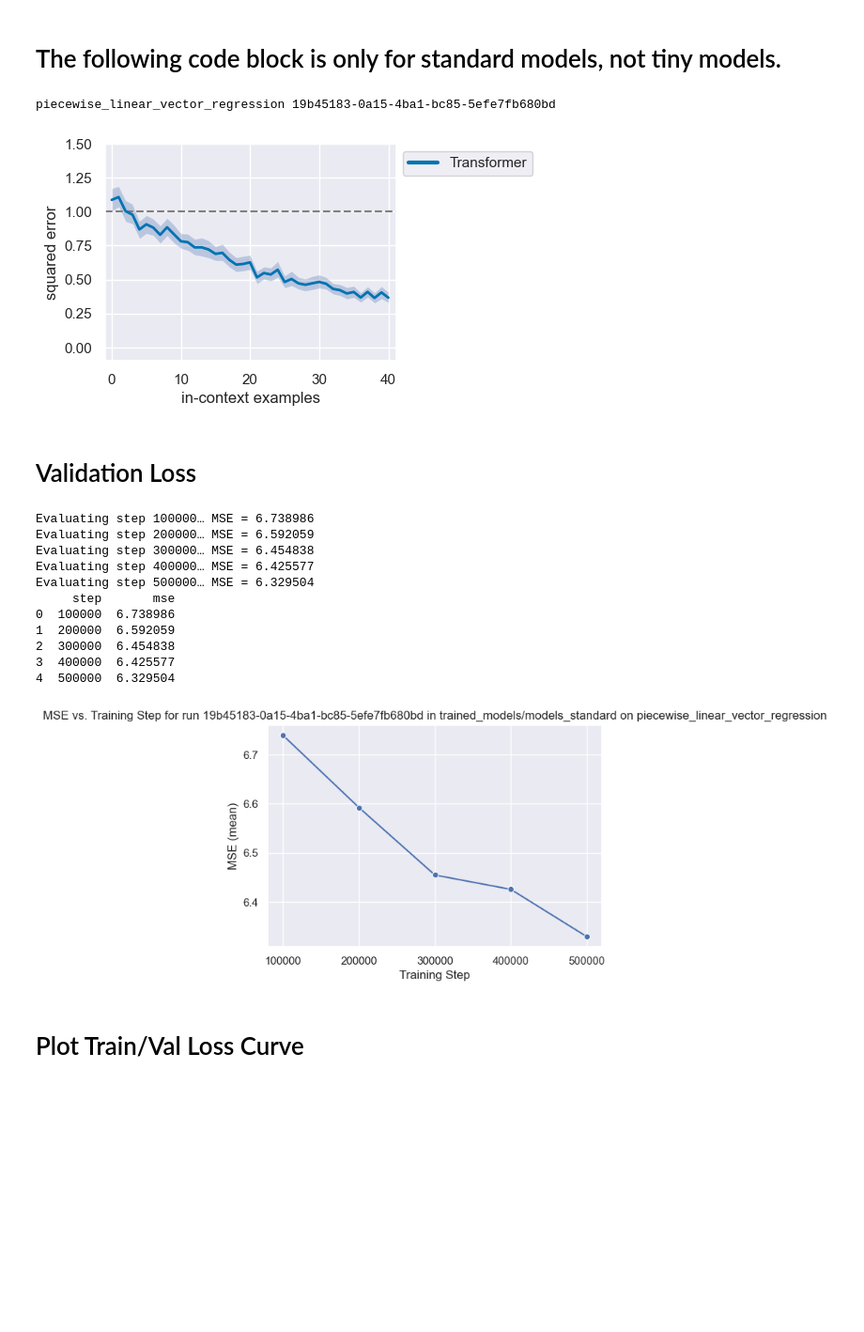
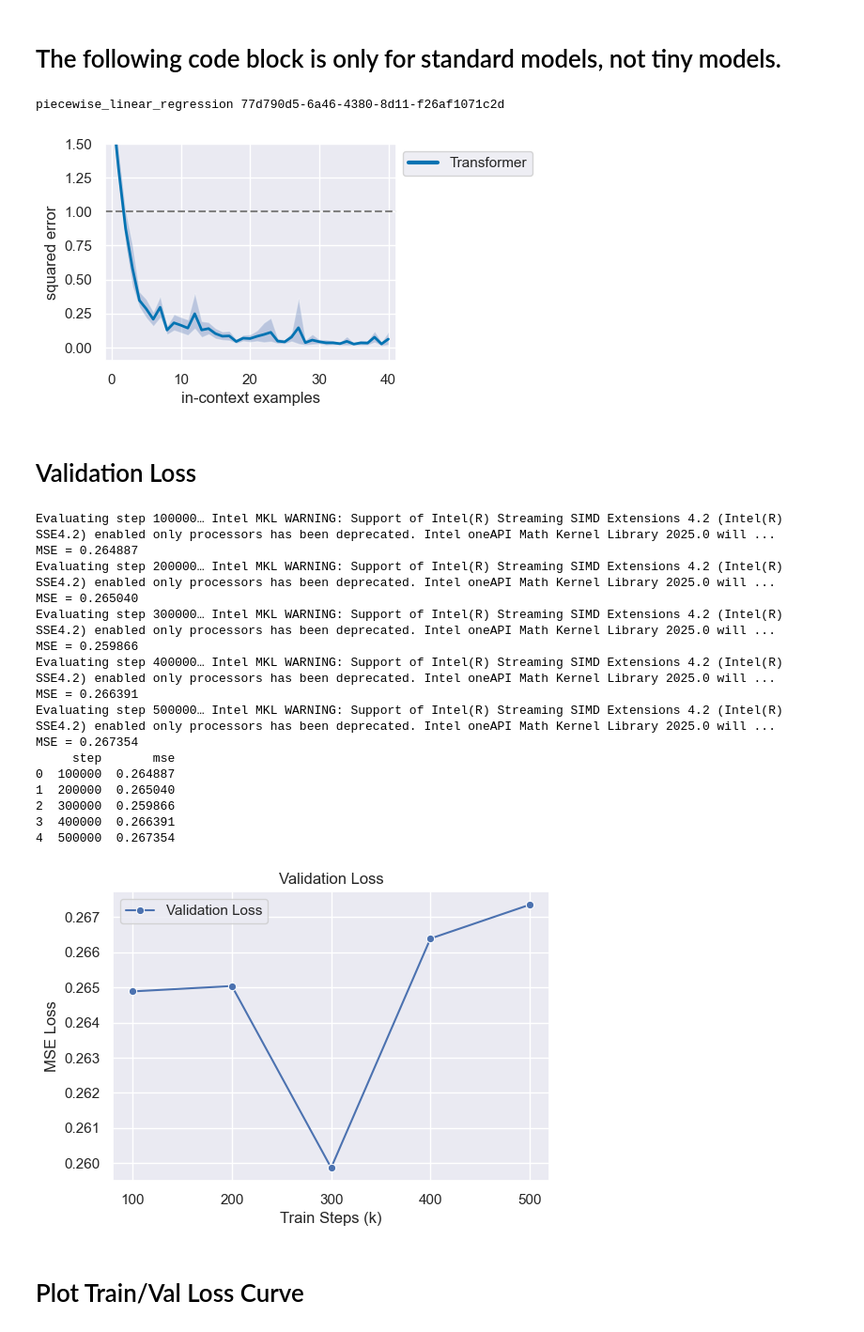
Before and after one commit to parkszachta/in-context-learning, a Jupyter notebook: eval.ipynb, the cells around one changed output. Shown: that part at 94% size. Cells and saved outputs as stored; diff of their text form; code cells hidden in the pictures; blank space fills up the shorter version.

Commit message:
Updated validation plot for consistency

```diff
--- a/eval.ipynb
+++ b/eval.ipynb
@@ -54,14 +54,14 @@ print("Using device →", DEVICE)
 # %% [output]
 Using device → cpu
 # %%
-# task = "piecewise_linear_regression"
-task = "piecewise_linear_vector_regression"
+task = "piecewise_linear_regression"
+# task = "piecewise_linear_vector_regression"
 # task = "piecewise_linear_vector_regression_multi_pivot"
 # task = "sparse_linear_regression"
 # task = "decision_tree"
 # task = "relu_2nn_regression"
 
-run_id = "19b45183-0a15-4ba1-bc85-5efe7fb680bd"  # if you train more models, replace with the run_id from the table above
+run_id = "77d790d5-6a46-4380-8d11-f26af1071c2d"  # if you train more models, replace with the run_id from the table above
 
 run_path = os.path.join(run_dir, task, run_id)
 recompute_metrics = True
@@ -96,8 +96,8 @@ if skip_baselines:
 basic_plot(metrics["standard"], models=models)
 plt.show()
 # %% [output]
-piecewise_linear_vector_regression 19b45183-0a15-4ba1-bc85-5efe7fb680bd
+piecewise_linear_regression 77d790d5-6a46-4380-8d11-f26af1071c2d
-[figure, old version]
+[figure, new version]
 # %% [markdown]
 # Validation Loss
 # %%
@@ -172,48 +172,56 @@ for ckpt in ckpt_paths:
 
     # load the model + conf for exactly that step
     model, conf = get_model_from_run(
         run_path,
         step=step,
         DEVICE=DEVICE
     )
     model.eval()
 
     # *** key change here: pass both xs_val and ys_val to forward ***
     with torch.no_grad():
         preds = model(xs_val, ys_val)
         mse   = ((preds - ys_val).square().mean().item())
 
     print(f"MSE = {mse:.6f}")
     records.append({"step": step, "mse": mse})
 
 # ── 6) Restore your original state.pt ─────────────────────────────────
 if os.path.exists(backup_state):
     copy2(backup_state, orig_state)
 
 # ── 7) Make a DataFrame & plot ───────────────────────────────────────
 df_ckpts = pd.DataFrame(records).sort_values("step")
 print(df_ckpts)
 
 plt.figure(figsize=(6, 4))
-ax = sns.lineplot(data=df_ckpts, x="step", y="mse", marker="o")
+ax = sns.lineplot(data=df_ckpts, x="step", y="mse", marker="o", label="Validation Loss")
 ax.xaxis.set_major_locator(ticker.MultipleLocator(100_000))
-plt.title(f"MSE vs. Training Step for run {run_id} in {run_dir} on {task}")
-plt.xlabel("Training Step")
-plt.ylabel("MSE (mean)")
+ax.xaxis.set_major_formatter(
+    ticker.FuncFormatter(lambda x, pos: f"{int(x/1000)}")
+)
+plt.title(f"Validation Loss")
+plt.xlabel("Train Steps (k)")
+plt.ylabel("MSE Loss")
 plt.show()
 # %% [output]
-Evaluating step 100000… MSE = 6.738986
-Evaluating step 200000… MSE = 6.592059
-Evaluating step 300000… MSE = 6.454838
-Evaluating step 400000… MSE = 6.425577
-Evaluating step 500000… MSE = 6.329504
+Evaluating step 100000… Intel MKL WARNING: Support of Intel(R) Streaming SIMD Extensions 4.2 (Intel(R) SSE4.2) enabled only processors has been deprecated. Intel oneAPI Math Kernel Library 2025.0 will ...
+MSE = 0.264887
+Evaluating step 200000… Intel MKL WARNING: Support of Intel(R) Streaming SIMD Extensions 4.2 (Intel(R) SSE4.2) enabled only processors has been deprecated. Intel oneAPI Math Kernel Library 2025.0 will ...
+MSE = 0.265040
+Evaluating step 300000… Intel MKL WARNING: Support of Intel(R) Streaming SIMD Extensions 4.2 (Intel(R) SSE4.2) enabled only processors has been deprecated. Intel oneAPI Math Kernel Library 2025.0 will ...
+MSE = 0.259866
+Evaluating step 400000… Intel MKL WARNING: Support of Intel(R) Streaming SIMD Extensions 4.2 (Intel(R) SSE4.2) enabled only processors has been deprecated. Intel oneAPI Math Kernel Library 2025.0 will ...
+MSE = 0.266391
+Evaluating step 500000… Intel MKL WARNING: Support of Intel(R) Streaming SIMD Extensions 4.2 (Intel(R) SSE4.2) enabled only processors has been deprecated. Intel oneAPI Math Kernel Library 2025.0 will ...
+MSE = 0.267354
      step       mse
-0  100000  6.738986
-1  200000  6.592059
-2  300000  6.454838
-3  400000  6.425577
-4  500000  6.329504
+0  100000  0.264887
+1  200000  0.265040
+2  300000  0.259866
+3  400000  0.266391
+4  500000  0.267354
-[figure, old version]
+[figure, new version]
 # %% [markdown]
 # Plot Train/Val Loss Curve
 # %%
```
Also changed, not shown: parts of 1 cell of this notebook.
